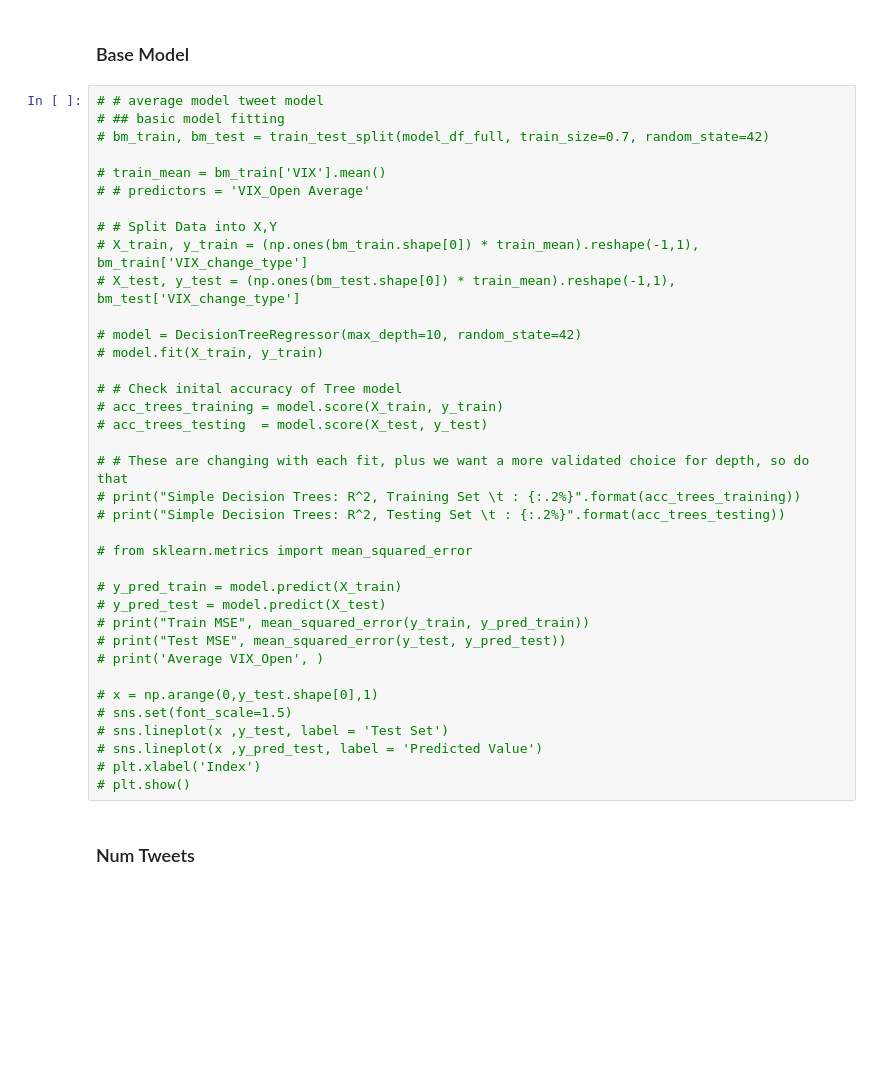
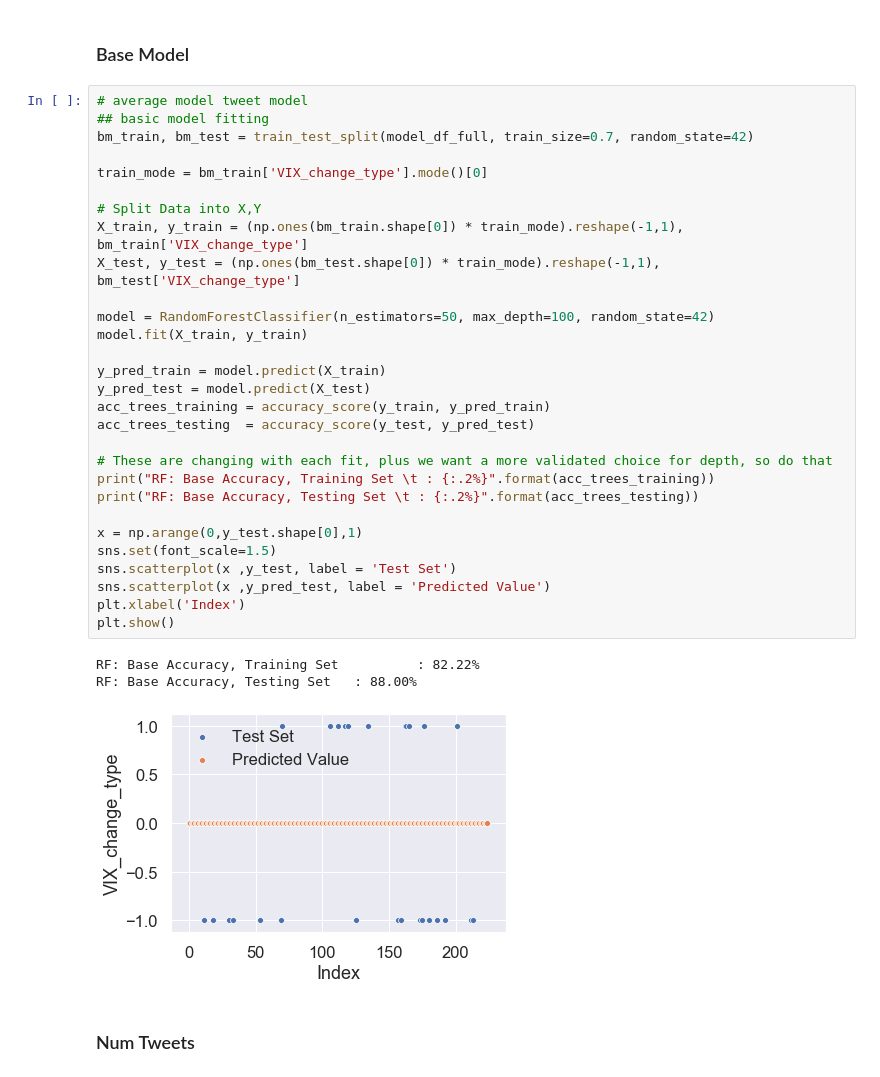
Before and after one commit to ddemarco96/FinalProject40, a Jupyter notebook: Milestone4_Dylan.ipynb, the cells around one changed output. Saved outputs shown, nothing was run; the diff lists cells and outputs as text; blank space fills up the shorter version.

```diff
--- a/Milestone4_Dylan.ipynb
+++ b/Milestone4_Dylan.ipynb
@@ -165,42 +172,38 @@ model_df_filtered.to_csv('./data/model_df_filtered.csv')
 # %% [markdown]
 ### Base Model
 # %%
-# # average model tweet model
-# ## basic model fitting
-# bm_train, bm_test = train_test_split(model_df_full, train_size=0.7, random_state=42)
+# average model tweet model
+## basic model fitting
+bm_train, bm_test = train_test_split(model_df_full, train_size=0.7, random_state=42)
 
-# train_mean = bm_train['VIX'].mean()
-# # predictors = 'VIX_Open Average'
+train_mode = bm_train['VIX_change_type'].mode()[0]
 
-# # Split Data into X,Y
-# X_train, y_train = (np.ones(bm_train.shape[0]) * train_mean).reshape(-1,1), bm_train['VIX_change_type']
-# X_test, y_test = (np.ones(bm_test.shape[0]) * train_mean).reshape(-1,1), bm_test['VIX_change_type']
+# Split Data into X,Y
+X_train, y_train = (np.ones(bm_train.shape[0]) * train_mode).reshape(-1,1), bm_train['VIX_change_type']
+X_test, y_test = (np.ones(bm_test.shape[0]) * train_mode).reshape(-1,1), bm_test['VIX_change_type']
 
-# model = DecisionTreeRegressor(max_depth=10, random_state=42)
-# model.fit(X_train, y_train)
+model = RandomForestClassifier(n_estimators=50, max_depth=100, random_state=42)
+model.fit(X_train, y_train)
 
-# # Check inital accuracy of Tree model
-# acc_trees_training = model.score(X_train, y_train)
-# acc_trees_testing  = model.score(X_test, y_test)
+y_pred_train = model.predict(X_train)
+y_pred_test = model.predict(X_test)
+acc_trees_training = accuracy_score(y_train, y_pred_train)
+acc_trees_testing  = accuracy_score(y_test, y_pred_test)
 
-# # These are changing with each fit, plus we want a more validated choice for depth, so do that
-# print("Simple Decision Trees: R^2, Training Set \t : {:.2%}".format(acc_trees_training))
-# print("Simple Decision Trees: R^2, Testing Set \t : {:.2%}".format(acc_trees_testing))
+# These are changing with each fit, plus we want a more validated choice for depth, so do that
+print("RF: Base Accuracy, Training Set \t : {:.2%}".format(acc_trees_training))
+print("RF: Base Accuracy, Testing Set \t : {:.2%}".format(acc_trees_testing))
 
-# from sklearn.metrics import mean_squared_error
-
-# y_pred_train = model.predict(X_train)
-# y_pred_test = model.predict(X_test)
-# print("Train MSE", mean_squared_error(y_train, y_pred_train))
-# print("Test MSE", mean_squared_error(y_test, y_pred_test))
-# print('Average VIX_Open', )
-
-# x = np.arange(0,y_test.shape[0],1)
-# sns.set(font_scale=1.5)
-# sns.lineplot(x ,y_test, label = 'Test Set')
-# sns.lineplot(x ,y_pred_test, label = 'Predicted Value')
-# plt.xlabel('Index')
-# plt.show()
+x = np.arange(0,y_test.shape[0],1)
+sns.set(font_scale=1.5)
+sns.scatterplot(x ,y_test, label = 'Test Set')
+sns.scatterplot(x ,y_pred_test, label = 'Predicted Value')
+plt.xlabel('Index')
+plt.show()
+# %% [output]
+RF: Base Accuracy, Training Set          : 82.22%
+RF: Base Accuracy, Testing Set   : 88.00%
+[figure, added]
 # %% [markdown]
 ### Num Tweets
 # %% [markdown]
```
Also changed, not shown: parts of 5 cells of this notebook.
